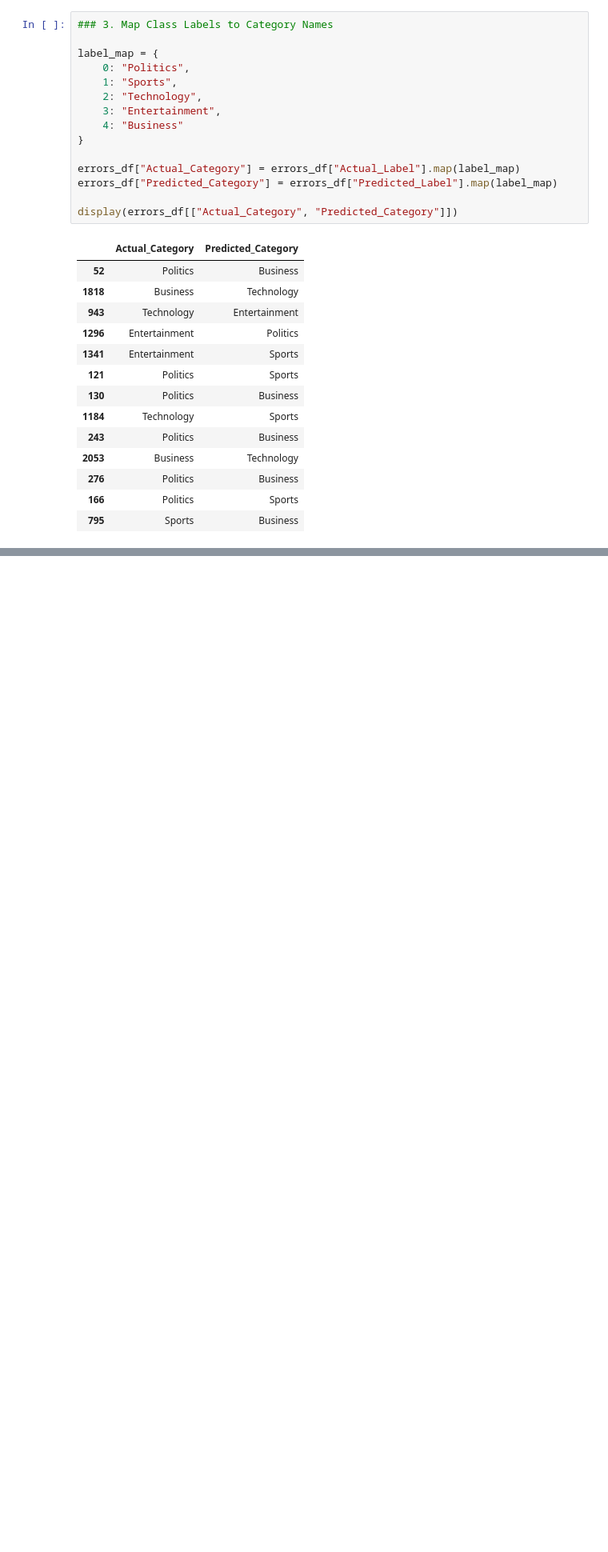
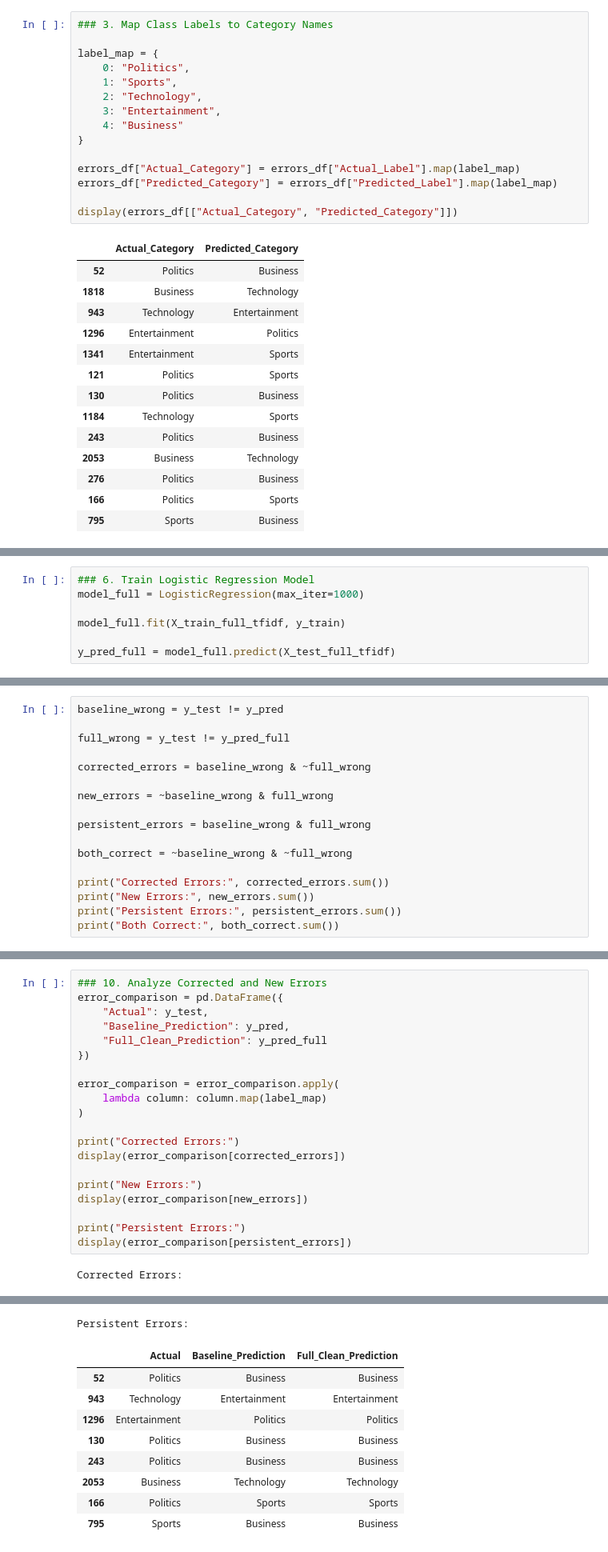
Before and after one commit to Aseelwatad/week-5-Text-Classification-, a Jupyter notebook: Week_05_Text_Classification.ipynb, the cells around one changed output, grey strips where cells are left out. Shown at 80% size. Saved outputs shown, nothing was run; the diff lists cells and outputs as text; blank space fills up the shorter version.

```diff
--- a/Week_05_Text_Classification.ipynb
+++ b/Week_05_Text_Classification.ipynb
@@ -221,0 +464,7 @@ Sport betting rules in spotlight
+# %%
+### 6. Train Logistic Regression Model
+model_full = LogisticRegression(max_iter=1000)
+
+model_full.fit(X_train_full_tfidf, y_train)
+
+y_pred_full = model_full.predict(X_test_full_tfidf)
@@ -221,0 +524,17 @@ Sport betting rules in spotlight
+# %%
+baseline_wrong = y_test != y_pred
+
+full_wrong = y_test != y_pred_full
+
+corrected_errors = baseline_wrong & ~full_wrong
+
+new_errors = ~baseline_wrong & full_wrong
+
+persistent_errors = baseline_wrong & full_wrong
+
+both_correct = ~baseline_wrong & ~full_wrong
+
+print("Corrected Errors:", corrected_errors.sum())
+print("New Errors:", new_errors.sum())
+print("Persistent Errors:", persistent_errors.sum())
+print("Both Correct:", both_correct.sum())
@@ -221,0 +546,22 @@ Sport betting rules in spotlight
+# %%
+### 10. Analyze Corrected and New Errors
+error_comparison = pd.DataFrame({
+    "Actual": y_test,
+    "Baseline_Prediction": y_pred,
+    "Full_Clean_Prediction": y_pred_full
+})
+
+error_comparison = error_comparison.apply(
+    lambda column: column.map(label_map)
+)
+
+print("Corrected Errors:")
+display(error_comparison[corrected_errors])
+
+print("New Errors:")
+display(error_comparison[new_errors])
+
+print("Persistent Errors:")
+display(error_comparison[persistent_errors])
+# %% [output]
+Corrected Errors:
@@ -221,0 +583,10 @@ Sport betting rules in spotlight
+Persistent Errors:
+|  | Actual | Baseline_Prediction | Full_Clean_Prediction |
+| 52 | Politics | Business | Business |
+| 943 | Technology | Entertainment | Entertainment |
+| 1296 | Entertainment | Politics | Politics |
+| 130 | Politics | Business | Business |
+| 243 | Politics | Business | Business |
+| 2053 | Business | Technology | Technology |
+| 166 | Politics | Sports | Sports |
+| 795 | Sports | Business | Business |
```
Also changed, not shown: parts of 24 cells of this notebook.
